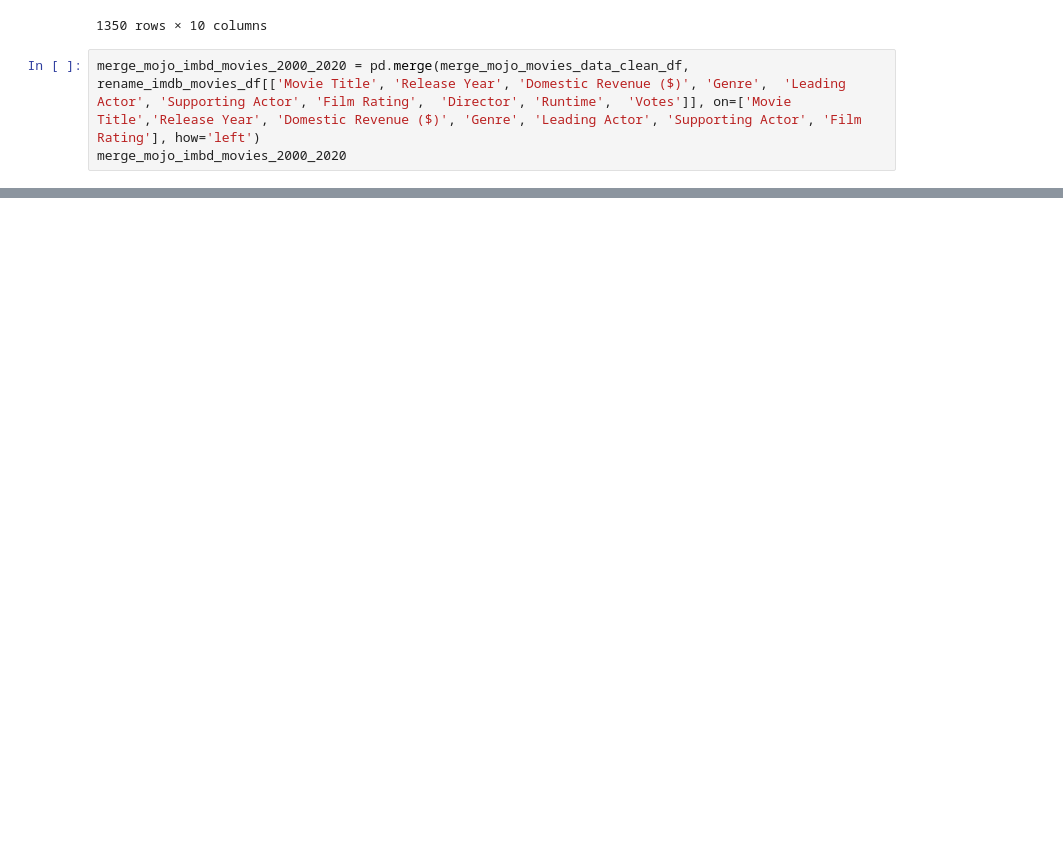
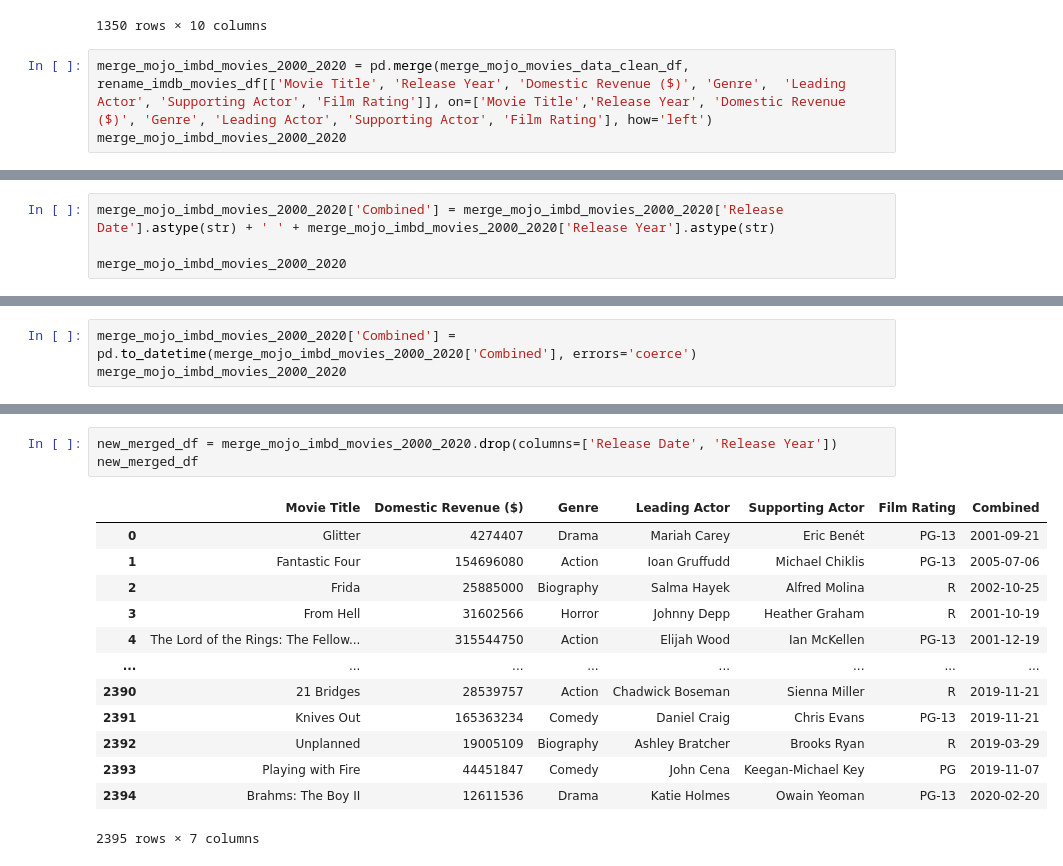
Before and after one commit to Armand57araujo/i-tickets, a Jupyter notebook: pythonnotebook.ipynb, the cells around one changed output, grey strips where cells are left out. Drawn from its saved outputs; the diff is of its cells as text; blank space fills up the shorter version.

```diff
--- a/pythonnotebook.ipynb
+++ b/pythonnotebook.ipynb
@@ -1251,7 +1373,7 @@ rename_imdb_movies_df
 | 1350 | Winning Formula | 2015 | 21855 | Comedy | Claudia Dzienny | Prudence Vindin | Tyler Farr | ... |
 1350 rows × 10 columns
 # %%
-merge_mojo_imbd_movies_2000_2020 = pd.merge(merge_mojo_movies_data_clean_df, rename_imdb_movies_df[['Movie Title', 'Release Year', 'Domestic Revenue ($)', 'Genre',	'Leading Actor', 'Supporting Actor', 'Film Rating',	'Director',	'Runtime',	'Votes']], on=['Movie Title','Release Year', 'Domestic Revenue ($)', 'Genre', 'Leading Actor', 'Supporting Actor', 'Film Rating'], how='left')
+merge_mojo_imbd_movies_2000_2020 = pd.merge(merge_mojo_movies_data_clean_df, rename_imdb_movies_df[['Movie Title', 'Release Year', 'Domestic Revenue ($)', 'Genre',	'Leading Actor', 'Supporting Actor', 'Film Rating']], on=['Movie Title','Release Year', 'Domestic Revenue ($)', 'Genre', 'Leading Actor', 'Supporting Actor', 'Film Rating'], how='left')
 merge_mojo_imbd_movies_2000_2020
 # %% [output]
 |  | Movie Title | Release Date | Release Year | Domestic Revenue ($) | Genre | Leading Actor | ... |
@@ -1284,0 +1423,4 @@ dtype: int64
+# %%
+merge_mojo_imbd_movies_2000_2020['Combined'] = merge_mojo_imbd_movies_2000_2020['Release Date'].astype(str) + ' ' + merge_mojo_imbd_movies_2000_2020['Release Year'].astype(str)
+
+merge_mojo_imbd_movies_2000_2020
@@ -1284,0 +1441,3 @@ dtype: int64
+# %%
+merge_mojo_imbd_movies_2000_2020['Combined'] = pd.to_datetime(merge_mojo_imbd_movies_2000_2020['Combined'], errors='coerce')
+merge_mojo_imbd_movies_2000_2020
@@ -1284,0 +1458,17 @@ dtype: int64
+# %%
+new_merged_df = merge_mojo_imbd_movies_2000_2020.drop(columns=['Release Date', 'Release Year'])
+new_merged_df
+# %% [output]
+|  | Movie Title | Domestic Revenue ($) | Genre | Leading Actor | Supporting Actor | Film Rating | Combined |
+| 0 | Glitter | 4274407 | Drama | Mariah Carey | Eric Benét | PG-13 | 2001-09-21 |
+| 1 | Fantastic Four | 154696080 | Action | Ioan Gruffudd | Michael Chiklis | PG-13 | 2005-07-06 |
+| 2 | Frida | 25885000 | Biography | Salma Hayek | Alfred Molina | R | 2002-10-25 |
+| 3 | From Hell | 31602566 | Horror | Johnny Depp | Heather Graham | R | 2001-10-19 |
+| 4 | The Lord of the Rings: The Fellow... | 315544750 | Action | Elijah Wood | Ian McKellen | PG-13 | 2001-12-19 |
+| ... | ... | ... | ... | ... | ... | ... | ... |
+| 2390 | 21 Bridges | 28539757 | Action | Chadwick Boseman | Sienna Miller | R | 2019-11-21 |
+| 2391 | Knives Out | 165363234 | Comedy | Daniel Craig | Chris Evans | PG-13 | 2019-11-21 |
+| 2392 | Unplanned | 19005109 | Biography | Ashley Bratcher | Brooks Ryan | R | 2019-03-29 |
+| 2393 | Playing with Fire | 44451847 | Comedy | John Cena | Keegan-Michael Key | PG | 2019-11-07 |
+| 2394 | Brahms: The Boy II | 12611536 | Drama | Katie Holmes | Owain Yeoman | PG-13 | 2020-02-20 |
+2395 rows × 7 columns
```
Also changed, not shown: parts of 14 cells of this notebook.
